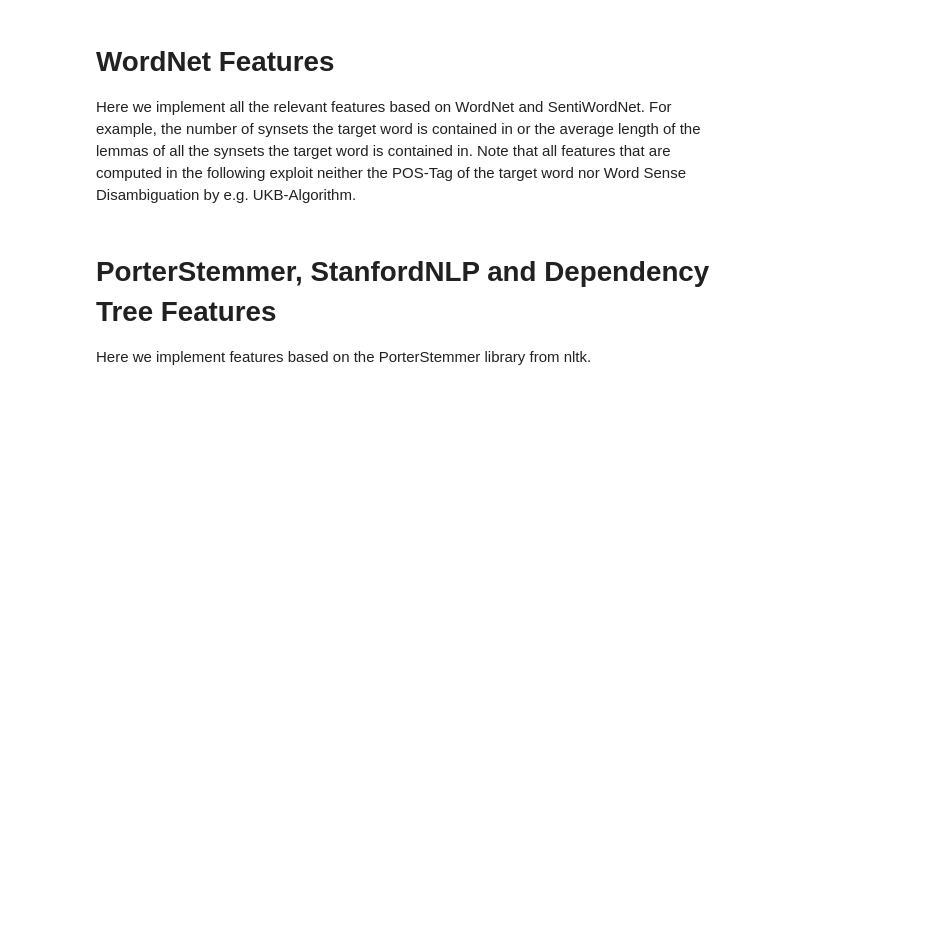
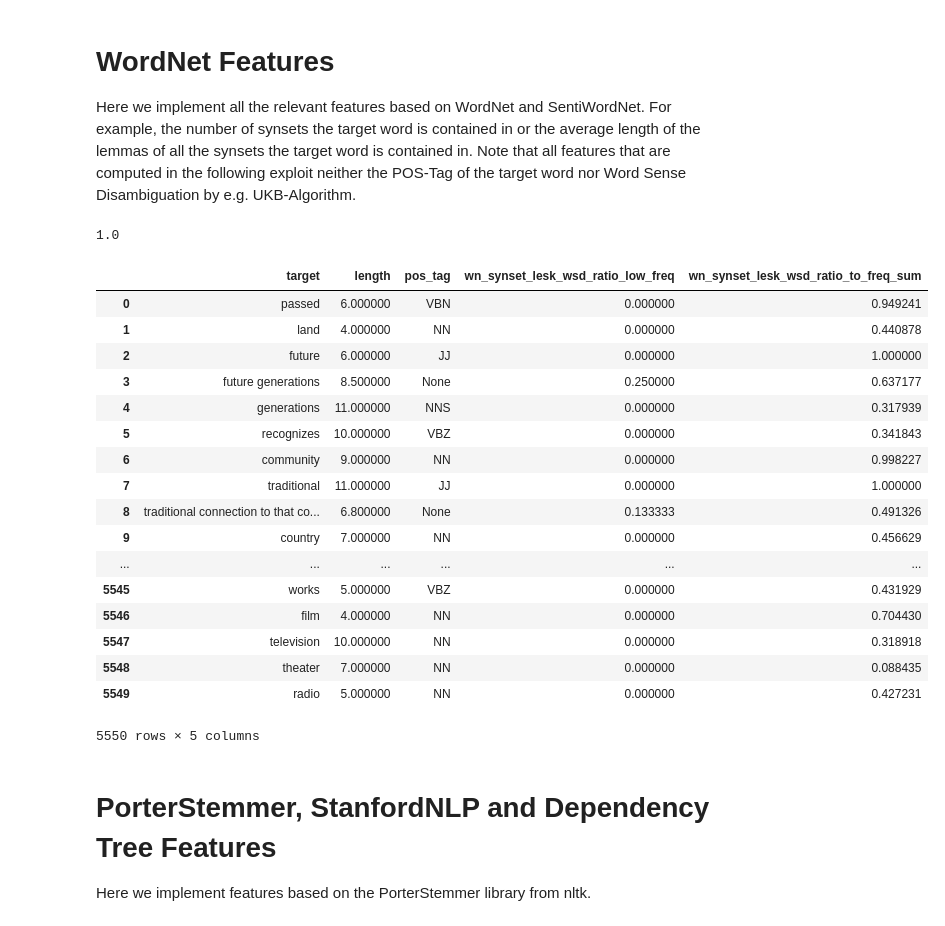
Before and after one commit to kristiankolthoff/CoWoPhId, a Jupyter notebook: python/FeaturesCWI.ipynb, the cells around one changed output. Drawn from its saved outputs; the diff is of its cells as text; code cells hidden in the pictures; blank space fills up the shorter version.

```diff
--- a/python/FeaturesCWI.ipynb
+++ b/python/FeaturesCWI.ipynb
@@ -250,3 +293,16 @@ df.loc[:,['target', 'google_books_n_gram_freq', 'google_books_n_gram_doc_freq',
+# %%
+df['mrc_kf_freq'] = df.target.apply(lambda target : agg_feat_num_average(target, mrc_database, lambda word : word.kf_freq))
+df['mrc_kf_ncats'] = df.target.apply(lambda target : agg_feat_num_average(target, mrc_database, lambda word : word.kf_ncats))
+df['mrc_tl_freq'] = df.target.apply(lambda target : agg_feat_num_average(target, mrc_database, lambda word : word.tl_freq))
+df['mrc_brown_freq'] = df.target.apply(lambda target : agg_feat_num_average(target, mrc_database, lambda word : word.brown_freq))
+df['mrc_fam'] = df.target.apply(lambda target : agg_feat_num_average(target, mrc_database, lambda word : word.fam))
+df['mrc_conc'] = df.target.apply(lambda target : agg_feat_num_average(target, mrc_database, lambda word : word.conc))
+df['mrc_imag'] = df.target.apply(lambda target : agg_feat_num_average(target, mrc_database, lambda word : word.imag))
+df['mrc_meanc'] = df.target.apply(lambda target : agg_feat_num_average(target, mrc_database, lambda word : word.meanc))
+df['mrc_meanp'] = df.target.apply(lambda target : agg_feat_num_average(target, mrc_database, lambda word : word.meanp))
+df['mrc_aoa'] = df.target.apply(lambda target : agg_feat_num_average(target, mrc_database, lambda word : word.aoa))
+
+df.loc[:,['target', 'mrc_kf_freq', 'mrc_kf_ncats', 'mrc_brown_freq','mrc_tl_freq','mrc_fam','mrc_conc','mrc_imag','mrc_meanc','mrc_meanp', 'mrc_aoa']]
 # %% [markdown]
 # WordNet Features
 Here we implement all the relevant features based on WordNet and SentiWordNet. For example, the number of synsets the target word is contained in or the average length of the lemmas of all the synsets the target word is contained in. Note that all features that are computed in the following exploit neither the POS-Tag of the target word nor Word Sense Disambiguation by e.g. UKB-Algorithm.
@@ -458,6 +514,22 @@ def wn_synset_lesk_wsd_ratio_low_nopos_freq(target, sentence, freqs_func, freqs)
               for lemmata in lemmas]
     target_freq = freqs_func(target, freqs)
     return np.sum([1 for freq in freqis if freq < target_freq]) / len(freqis)
+
+def wn_synset_lesk_wsd_ratio_to_freq_sum(target, sentence, pos, freqs_func, freqs):
+    wsd_synset = lesk(sentence.split(), target, pos)
+    if not wsd_synset:
+        return 0
+    lemmas = [lemma.name().split('_') for lemma in wsd_synset.lemmas()]
+    if not lemmas:
+        return 0
+    freqis = [np.min([freqs_func(lemma, freqs) for lemma in lemmata])
+              for lemmata in lemmas]
+    target_freq = freqs_func(target, freqs)
+    return target_freq / np.sum(freqis)
+# %%
+wn_synset_lesk_wsd_ratio_to_freq_sum('future', "Normally , the land will be passed down to future generations in a way that recognizes the community 's traditional connection to that country .", 'a', get_dict_count, word_freq_wiki)
+# %% [output]
+1.0
 # %%
 df['wn_synset_freq'] = df.target.apply(lambda target : agg_feat_num_average(target, wn_synset_freq))
 df['wn_synset_avg_lemma_freq'] = df.target.apply(lambda target : agg_feat_num_average(target, wn_synset_avg_lemma_freq))
@@ -536,8 +608,30 @@ df['wn_synset_lesk_wsd_ratio_hi_freq_sum'] = df[['target','sentence', 'pos_tag']
 df['wn_synset_lesk_wsd_ratio_low_freq_sum'] = df[['target','sentence', 'pos_tag']].apply(lambda vals : \
             agg_feat_num_average(vals[0], wn_synset_lesk_wsd_ratio_low_freq_sum, vals[1], vals[2], \
                                  get_dict_count, word_freq_wiki), axis = 1)
+df['wn_synset_lesk_wsd_ratio_to_freq_sum'] = df[['target','sentence', 'pos_tag']].apply(lambda vals : \
+            agg_feat_num_average(vals[0], wn_synset_lesk_wsd_ratio_to_freq_sum, vals[1], penn_to_wn(vals[2]), \
+                                 get_dict_count, word_freq_wiki), axis = 1)
 # %%
-df.loc[:,['target', 'length', 'diff_len_wordnet_lemma_len', 'wn_synset_lesk_wsd_ratio_low_freq', 'wn_synset_lesk_wsd_ratio_low_freq_sum']]
+df.loc[:,['target', 'length', 'pos_tag', 'wn_synset_lesk_wsd_ratio_low_freq', 'wn_synset_lesk_wsd_ratio_to_freq_sum']]
+# %% [output]
+|  | target | length | pos_tag | wn_synset_lesk_wsd_ratio_low_freq | wn_synset_lesk_wsd_ratio_to_freq_sum |
+| 0 | passed | 6.000000 | VBN | 0.000000 | 0.949241 |
+| 1 | land | 4.000000 | NN | 0.000000 | 0.440878 |
+| 2 | future | 6.000000 | JJ | 0.000000 | 1.000000 |
+| 3 | future generations | 8.500000 | None | 0.250000 | 0.637177 |
+| 4 | generations | 11.000000 | NNS | 0.000000 | 0.317939 |
+| 5 | recognizes | 10.000000 | VBZ | 0.000000 | 0.341843 |
+| 6 | community | 9.000000 | NN | 0.000000 | 0.998227 |
+| 7 | traditional | 11.000000 | JJ | 0.000000 | 1.000000 |
+| 8 | traditional connection to that co... | 6.800000 | None | 0.133333 | 0.491326 |
+| 9 | country | 7.000000 | NN | 0.000000 | 0.456629 |
+| ... | ... | ... | ... | ... | ... |
+| 5545 | works | 5.000000 | VBZ | 0.000000 | 0.431929 |
+| 5546 | film | 4.000000 | NN | 0.000000 | 0.704430 |
+| 5547 | television | 10.000000 | NN | 0.000000 | 0.318918 |
+| 5548 | theater | 7.000000 | NN | 0.000000 | 0.088435 |
+| 5549 | radio | 5.000000 | NN | 0.000000 | 0.427231 |
+5550 rows × 5 columns
 # %% [markdown]
 # PorterStemmer, StanfordNLP and Dependency Tree Features
 Here we implement features based on the PorterStemmer library from nltk.
```
Also changed, not shown: parts of 2 cells of this notebook, 1 other file.
